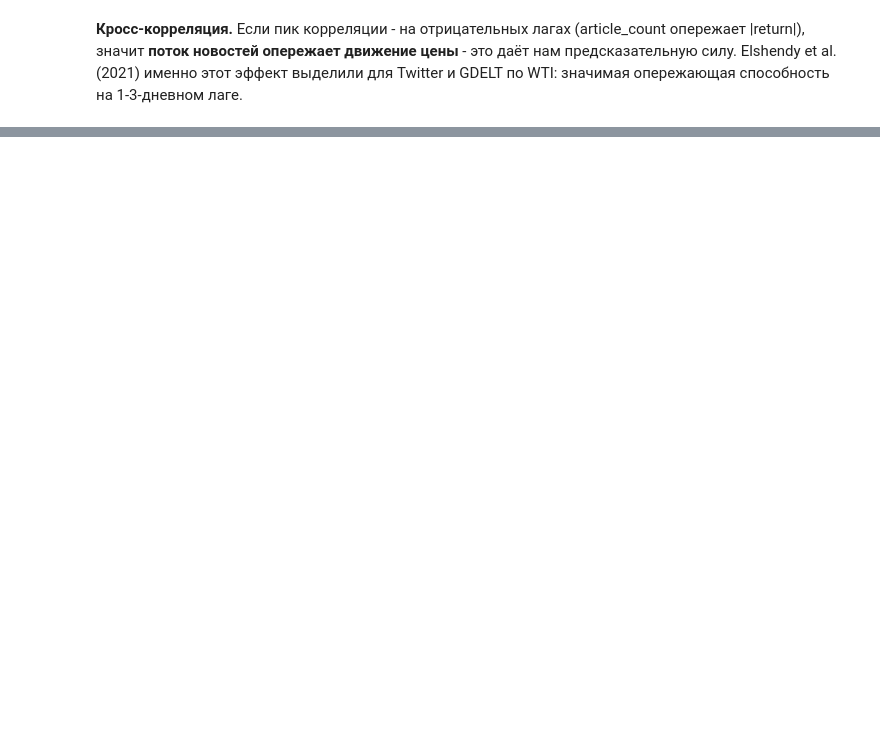
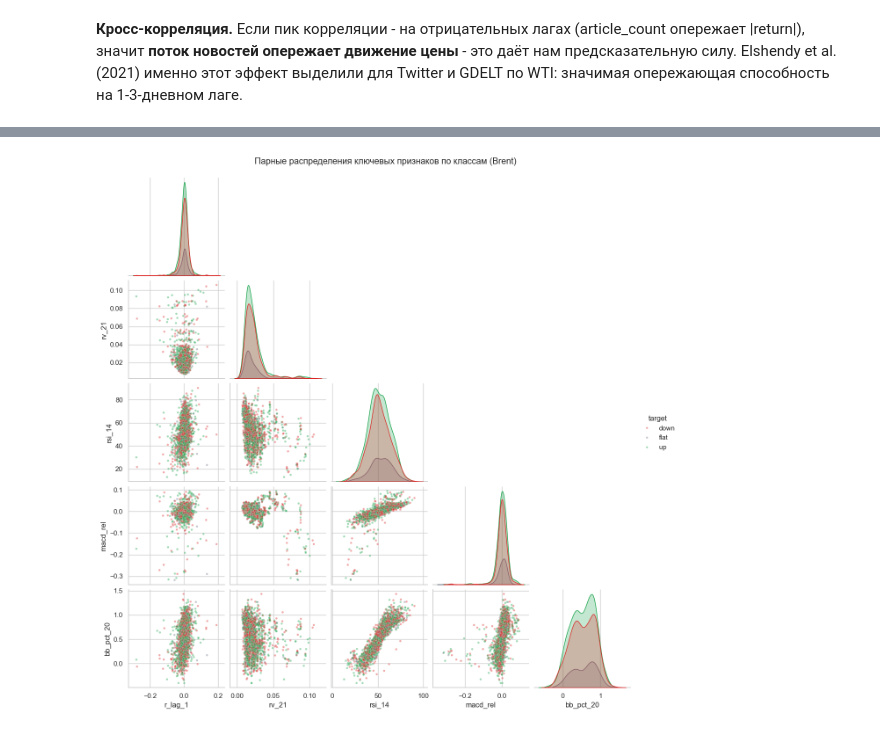
Before and after one commit to u1d51c/price-prediction, a Jupyter notebook: notebooks/EDA.ipynb, the cells around one changed output, grey strips where cells are left out. Saved outputs shown, nothing was run; the diff lists cells and outputs as text; code cells hidden in the pictures; blank space fills up the shorter version.

```diff
--- a/notebooks/EDA.ipynb
+++ b/notebooks/EDA.ipynb
@@ -629,0 +687,13 @@ if joined:
+# %%
+# Парные распределения ключевых признаков, раскрашенные по классу таргета
+key = ["r_lag_1", "rv_21", "rsi_14", "macd_rel", "bb_pct_20", "target"]
+sub = feat_df[key].dropna()
+g = sns.pairplot(
+    sub, hue="target", hue_order=["down", "flat", "up"],
+    palette={"down": "#dc2626", "flat": "#6b7280", "up": "#16a34a"},
+    corner=True, plot_kws={"s": 12, "alpha": 0.4},
+)
+g.fig.suptitle("Парные распределения ключевых признаков по классам (Brent)", y=1.02)
+plt.show()
+# %% [output]
+[figure, added]
```
Also changed, not shown: parts of 23 cells of this notebook, 28 other files.
